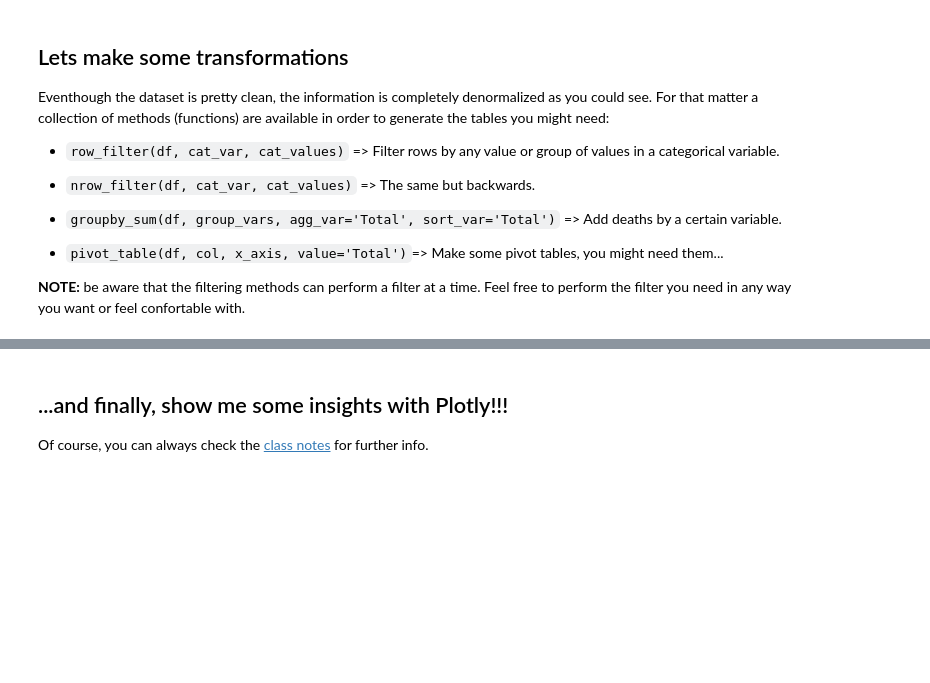
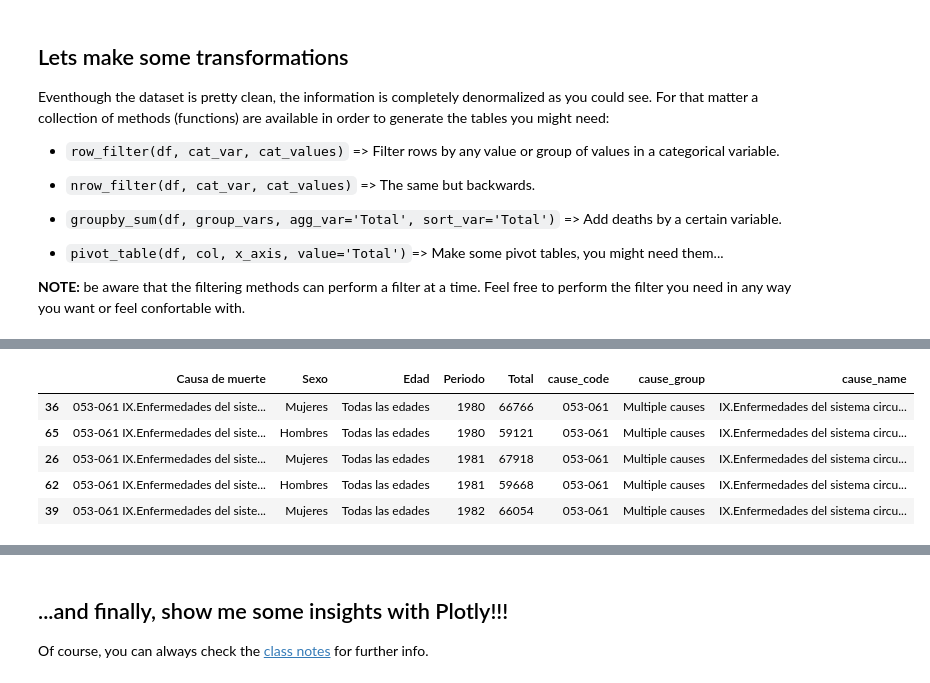
Before and after one commit to ivanrepi/deadly_viz_challenge, a Jupyter notebook: notebooks/deadly_viz_challenge.ipynb, the cells around one changed output, grey strips where cells are left out. Cells and saved outputs as stored; diff of their text form; code cells hidden in the pictures; blank space fills up the shorter version.

```diff
--- a/notebooks/deadly_viz_challenge.ipynb
+++ b/notebooks/deadly_viz_challenge.ipynb
@@ -77,0 +146,11 @@ dataset.head()
+# %%
+dataset_sexo_sorted=dataset_sexo.sort_values('Total').groupby(['Periodo','Sexo']).tail(1) #Nos quedamos con la linea con el total mas grande (la última)
+dataset_sexo_periodo=dataset_sexo_sorted.sort_values('Periodo', ascending=True)#Ordenamos la tabla por período
+dataset_sexo_periodo.head()
+# %% [output]
+|  | Causa de muerte | Sexo | Edad | Periodo | Total | cause_code | cause_group | cause_name |
+| 36 | 053-061 IX.Enfermedades del siste... | Mujeres | Todas las edades | 1980 | 66766 | 053-061 | Multiple causes | IX.Enfermedades del sistema circu... |
+| 65 | 053-061 IX.Enfermedades del siste... | Hombres | Todas las edades | 1980 | 59121 | 053-061 | Multiple causes | IX.Enfermedades del sistema circu... |
+| 26 | 053-061 IX.Enfermedades del siste... | Mujeres | Todas las edades | 1981 | 67918 | 053-061 | Multiple causes | IX.Enfermedades del sistema circu... |
+| 62 | 053-061 IX.Enfermedades del siste... | Hombres | Todas las edades | 1981 | 59668 | 053-061 | Multiple causes | IX.Enfermedades del sistema circu... |
+| 39 | 053-061 IX.Enfermedades del siste... | Mujeres | Todas las edades | 1982 | 66054 | 053-061 | Multiple causes | IX.Enfermedades del sistema circu... |
```
Also changed, not shown: parts of 17 cells of this notebook.
